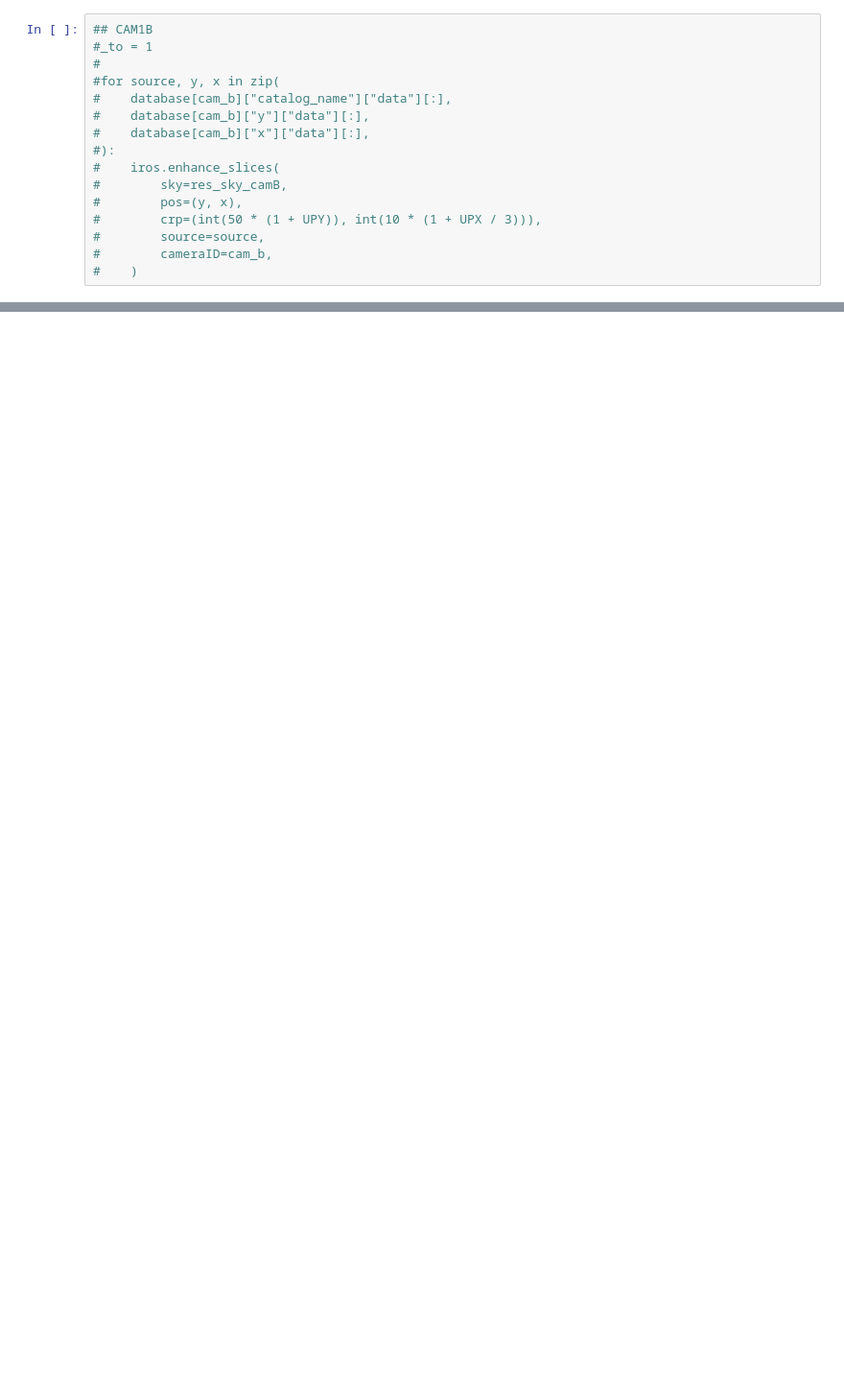
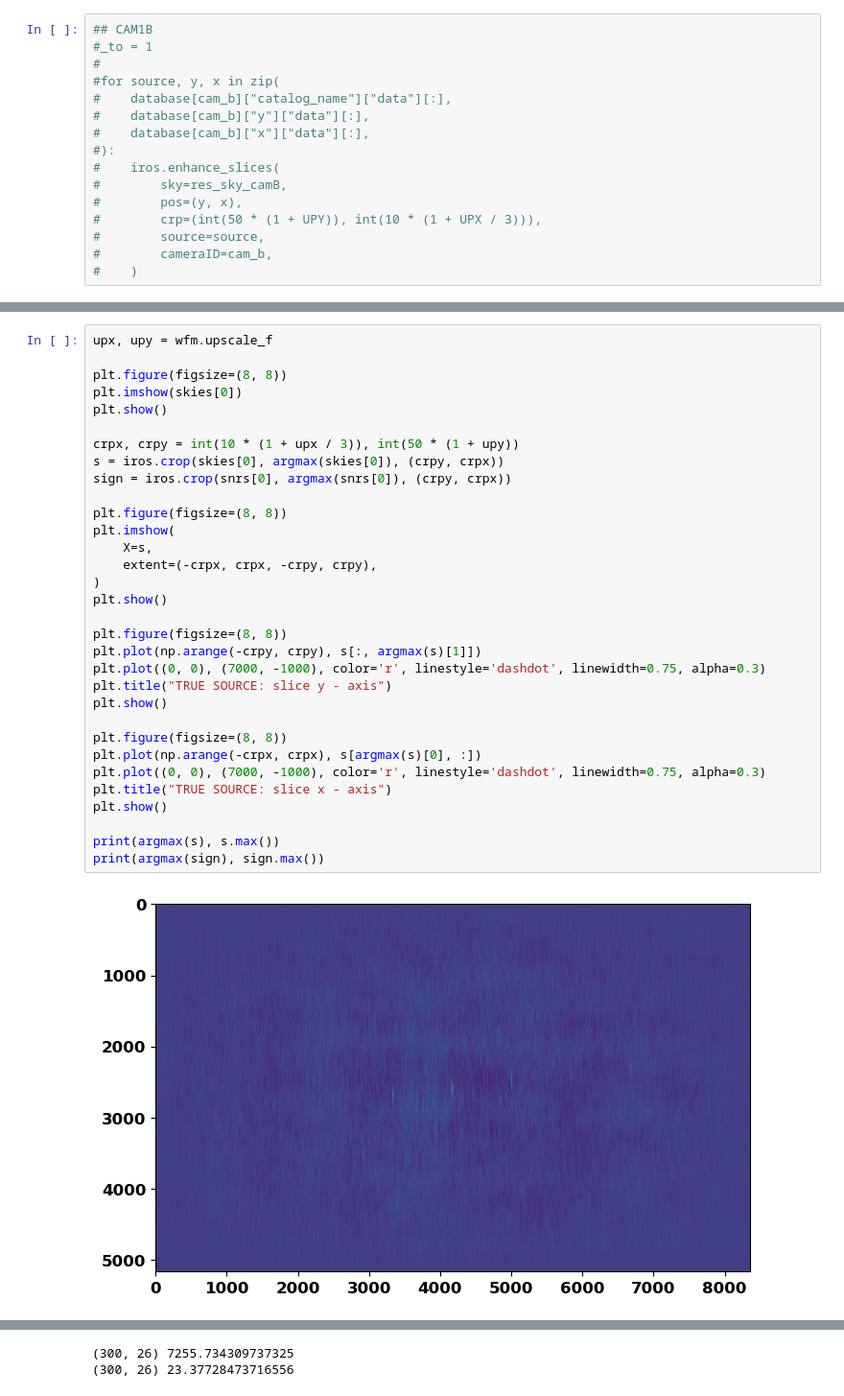
Before and after one commit to EdoardoGiancarli/LearningCodedMasks, a Jupyter notebook: Img_Reconstruction_RealMasks/testing_residues.ipynb, the cells around one changed output, grey strips where cells are left out. Shown at 96% size. Drawn from its saved outputs; the diff is of its cells as text; blank space fills up the shorter version.

```diff
--- a/Img_Reconstruction_RealMasks/testing_residues.ipynb
+++ b/Img_Reconstruction_RealMasks/testing_residues.ipynb
@@ -242,0 +254,34 @@ for source, y, x in zip(
+# %%
+upx, upy = wfm.upscale_f
+
+plt.figure(figsize=(8, 8))
+plt.imshow(skies[0])
+plt.show()
+
+crpx, crpy = int(10 * (1 + upx / 3)), int(50 * (1 + upy))
+s = iros.crop(skies[0], argmax(skies[0]), (crpy, crpx))
+sign = iros.crop(snrs[0], argmax(snrs[0]), (crpy, crpx))
+
+plt.figure(figsize=(8, 8))
+plt.imshow(
+    X=s,
+    extent=(-crpx, crpx, -crpy, crpy),
+)
+plt.show()
+
+plt.figure(figsize=(8, 8))
+plt.plot(np.arange(-crpy, crpy), s[:, argmax(s)[1]])
+plt.plot((0, 0), (7000, -1000), color='r', linestyle='dashdot', linewidth=0.75, alpha=0.3)
+plt.title("TRUE SOURCE: slice y - axis")
+plt.show()
+
+plt.figure(figsize=(8, 8))
+plt.plot(np.arange(-crpx, crpx), s[argmax(s)[0], :])
+plt.plot((0, 0), (7000, -1000), color='r', linestyle='dashdot', linewidth=0.75, alpha=0.3)
+plt.title("TRUE SOURCE: slice x - axis")
+plt.show()
+
+print(argmax(s), s.max())
+print(argmax(sign), sign.max())
+# %% [output]
+[figure, added]
@@ -242,0 +291,2 @@ for source, y, x in zip(
+(300, 26) 7255.734309737325
+(300, 26) 23.37728473716556
```
Also changed, not shown: parts of 6 cells of this notebook, 4 other files.
